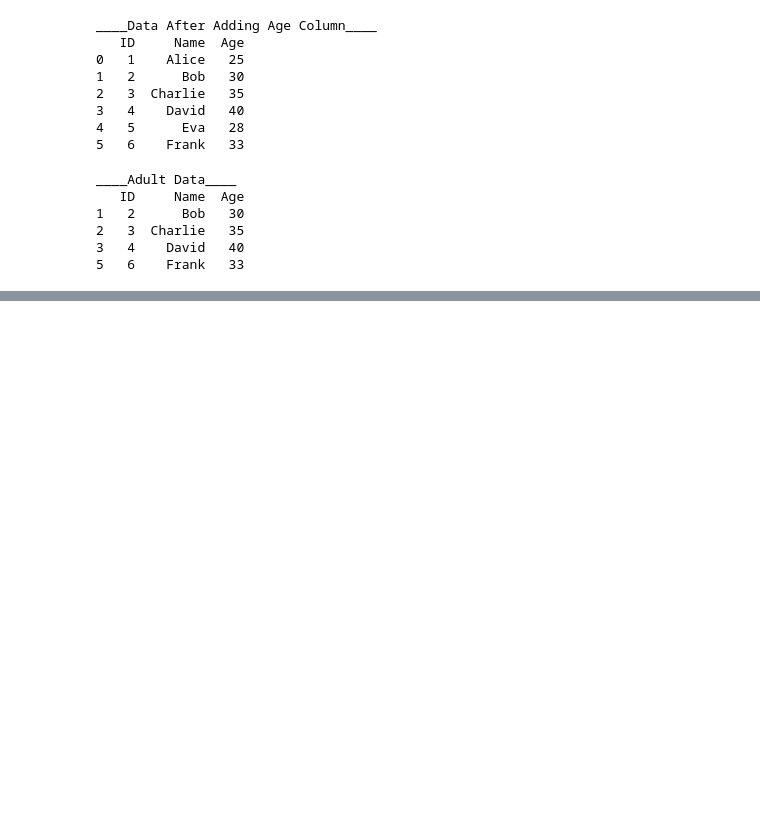
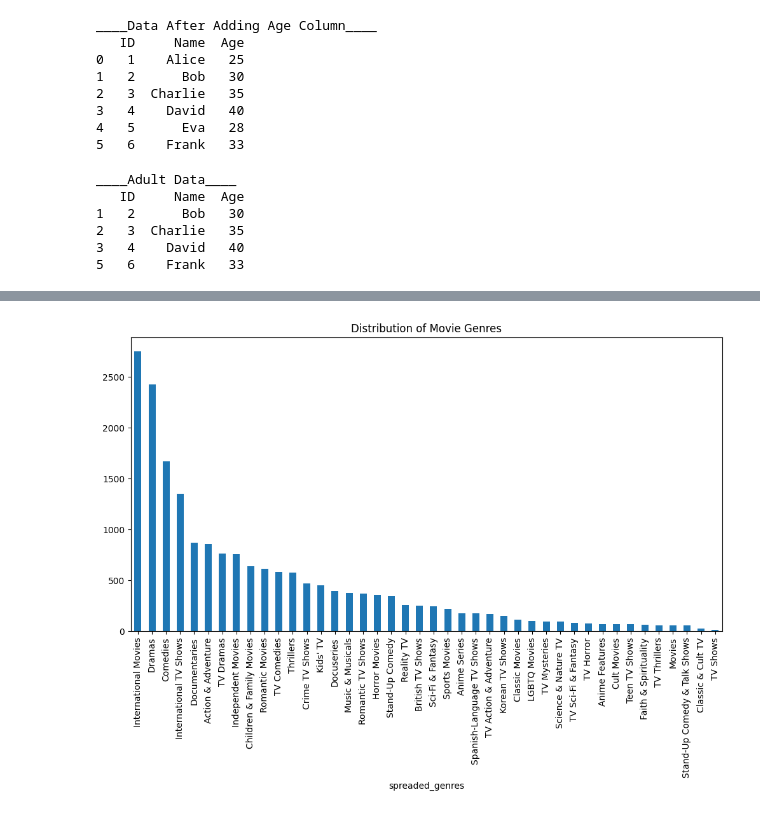
Before and after one commit to iadel93/DEBI_Round_3, a Jupyter notebook: DataAnalysis/pandas_session_2.ipynb, the cells around one changed output, grey strips where cells are left out. Cells and saved outputs as stored; diff of their text form; code cells hidden in the pictures; blank space fills up the shorter version.

```diff
--- a/DataAnalysis/pandas_session_2.ipynb
+++ b/DataAnalysis/pandas_session_2.ipynb
@@ -182,0 +509,2 @@ ____Adult Data____
+# %%
+data['release_year'] = pd.to_datetime(data['release_year'], format='%Y')
@@ -182,0 +542,3 @@ ____Adult Data____
+# %%
+data['released_since'] = 2025 - data['release_year'].dt.year
+data['released_since']
@@ -182,0 +589,4 @@ ____Adult Data____
+# %%
+# apply a function to map categories to broader categories
+data['spreaded_genres'] = data.apply(lambda row: row['listed_in'].split(', '), axis=1)
+print(data['spreaded_genres'].head())
@@ -182,0 +620,9 @@ ____Adult Data____
+# %%
+generes_exploded = data.explode('spreaded_genres')
+# print(generes_exploded['spreaded_genres'].value_counts())
+
+generes_exploded['spreaded_genres'].value_counts().plot(kind='bar', figsize=(12, 6))
+plt.title('Distribution of Movie Genres')
+plt.show()
+# %% [output]
+[figure, added]
```
Also changed, not shown: parts of 31 cells of this notebook, 1 other file.
